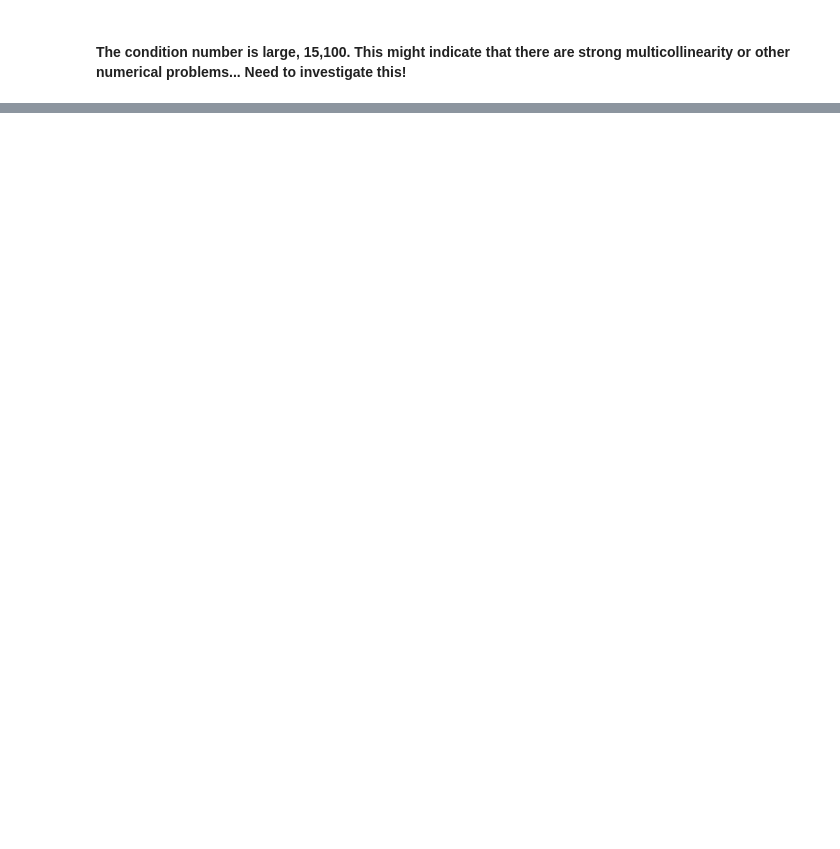
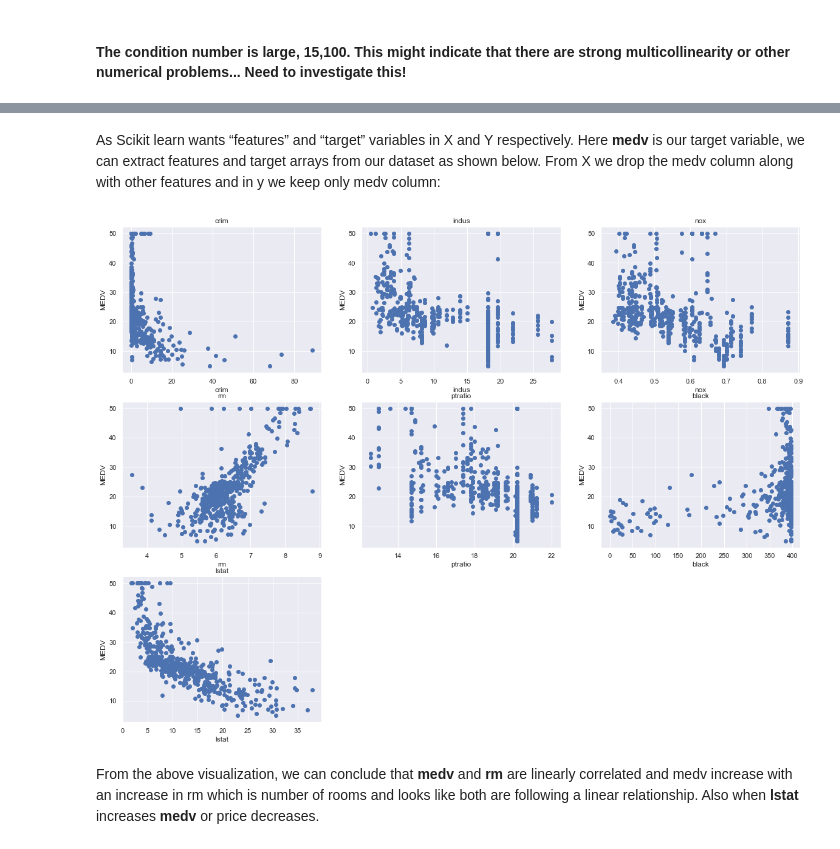
Before and after one commit to dewaledr/MLearning-Projects, a Jupyter notebook: Project_BostonHousePrices.ipynb, the cells around one changed output, grey strips where cells are left out. Cells and saved outputs as stored; diff of their text form; code cells hidden in the pictures; blank space fills up the shorter version.

```diff
--- a/Project_BostonHousePrices.ipynb
+++ b/Project_BostonHousePrices.ipynb
@@ -154,3 +344,24 @@ strong multicollinearity or other numerical problems.
+# %% [markdown]
+As Scikit learn wants “features” and “target” variables in X and Y respectively. Here __medv__ is our target variable, we can extract features and target arrays from our dataset as shown below. From X we drop the medv column along with other features and in y we keep only medv column:
+# %%
+x3 = df2.drop(["medv","rad","tax","dis","age"], 1).values
+y3= df2["medv"].values
+# %%
+plt.figure(figsize=(20, 15))
+features = ['crim','indus','nox','rm','ptratio','black','lstat']
+target = df2['medv']
+for i, col in enumerate(features):
+    plt.subplot(3, len(features)/2 , i+1)
+    x3 = df2[col]
+    y3 = target
+    plt.scatter(x3, y3, marker='o')
+    plt.title(col)
+    plt.xlabel(col)
+    plt.ylabel('MEDV')
+# %% [output]
+[figure, added]
+# %% [markdown]
+From the above visualization, we can conclude that **medv** and **rm** are linearly correlated and medv increase with an increase in rm which is number of rooms and looks like both are following a linear relationship. Also when __lstat__ increases __medv__ or price decreases.
 # %% [markdown]
 NOTE: Kaggle account opened & housing.csv dataset downloaded - Today 3rd October, 2019
 # References:
```
Also changed, not shown: parts of 24 cells of this notebook.
